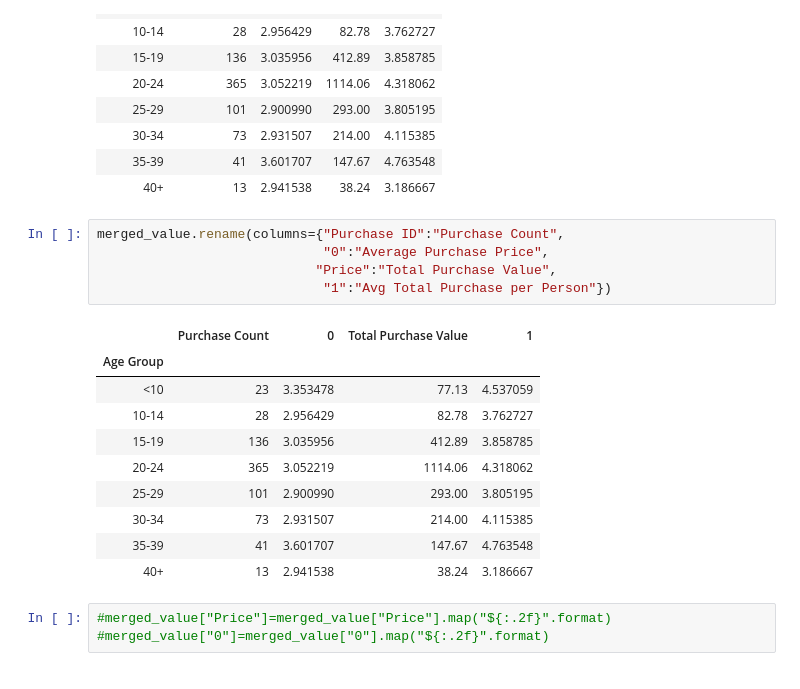
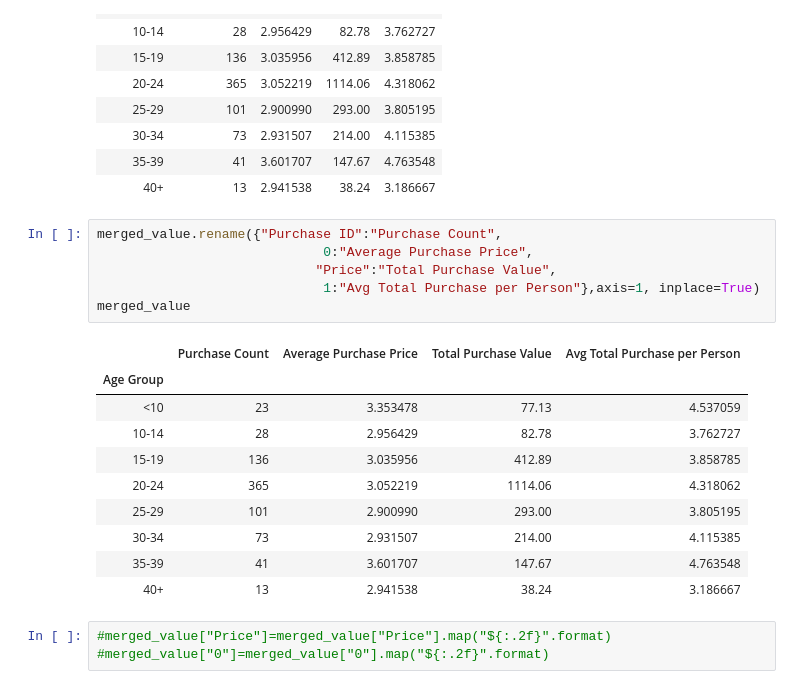
Before and after one commit to maheshdivan/pandas-challenge, a Jupyter notebook: HeroesOfPymoli_starter-solved.ipynb, the cells around one changed output. Saved outputs shown, nothing was run; the diff lists cells and outputs as text.

```diff
--- a/HeroesOfPymoli_starter-solved.ipynb
+++ b/HeroesOfPymoli_starter-solved.ipynb
@@ -358,12 +358,13 @@ merged_value
 | 35-39 | 41 | 3.601707 | 147.67 | 4.763548 |
 | 40+ | 13 | 2.941538 | 38.24 | 3.186667 |
 # %%
-merged_value.rename(columns={"Purchase ID":"Purchase Count",
-                             "0":"Average Purchase Price",
+merged_value.rename({"Purchase ID":"Purchase Count",
+                             0:"Average Purchase Price",
                             "Price":"Total Purchase Value",
-                             "1":"Avg Total Purchase per Person"})
+                             1:"Avg Total Purchase per Person"},axis=1, inplace=True)
+merged_value
 # %% [output]
-|  | Purchase Count | 0 | Total Purchase Value | 1 |
+|  | Purchase Count | Average Purchase Price | Total Purchase Value | Avg Total Purchase per Person |
 | Age Group |  |  |  |  |
 | <10 | 23 | 3.353478 | 77.13 | 4.537059 |
 | 10-14 | 28 | 2.956429 | 82.78 | 3.762727 |
```
Also changed, not shown: parts of 11 cells of this notebook.
